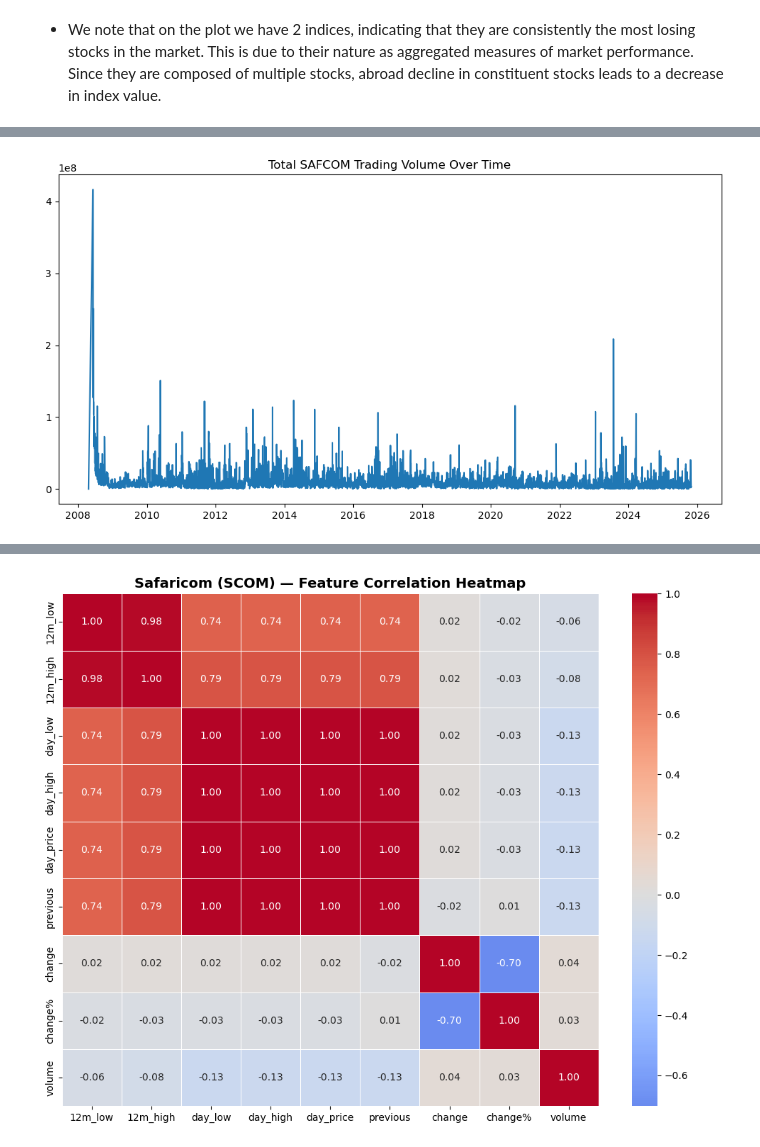
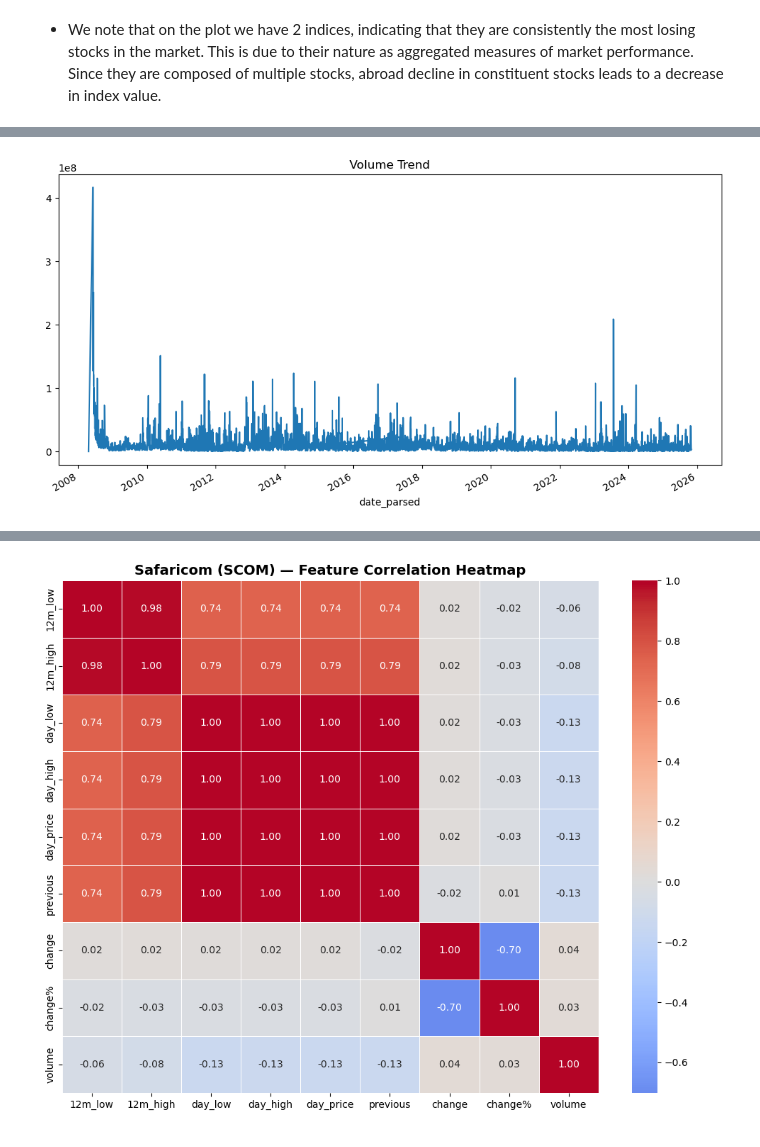
Before and after one commit to Assesa44/Stock-Market-Prediction, a Jupyter notebook: notebooks/business_understanding.ipynb, the cells around one changed output, grey strips where cells are left out. Cells and saved outputs as stored; diff of their text form; code cells hidden in the pictures.

Commit message:
chore: clean up EDA level 2 and document insights

```diff
--- a/notebooks/business_understanding.ipynb
+++ b/notebooks/business_understanding.ipynb
@@ -1104,2 +1106,7 @@ Safaricom officially listed and commenced trading on the Nairobi Securities Exch
 # %%
-safaricom = cleaning_df[cleaning_df['code'] == 'SCOM']
+# Filter the data
+scom = cleaning_df[cleaning_df['code'] == 'SCOM']
+scom = pd.DataFrame(scom)
+
+# Review the first 5 rows
+scom.head()
@@ -1179,8 +1183,5 @@ safaricom.set_index('date_parsed')['day_price'].plot(figsize= (12,5), title= 'Sa
 # %%
-market_volume = safaricom.groupby('date_parsed')['volume'].sum()
-
-plt.figure(figsize=(12,6))
-plt.plot(market_volume)
-plt.title("Total SAFCOM Trading Volume Over Time");
+# Volume over time
+scom.set_index('date_parsed')['volume'].plot(figsize=(12,6), title= 'Volume Trend');
 # %% [output]
-[figure, old version]
+[figure, new version]
```
Also changed, not shown: parts of 37 cells of this notebook.
